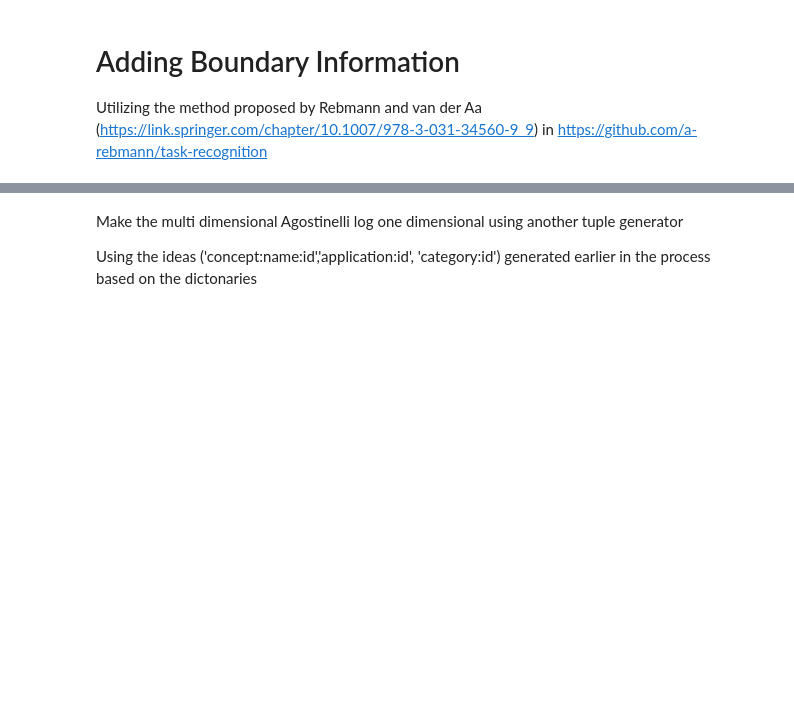
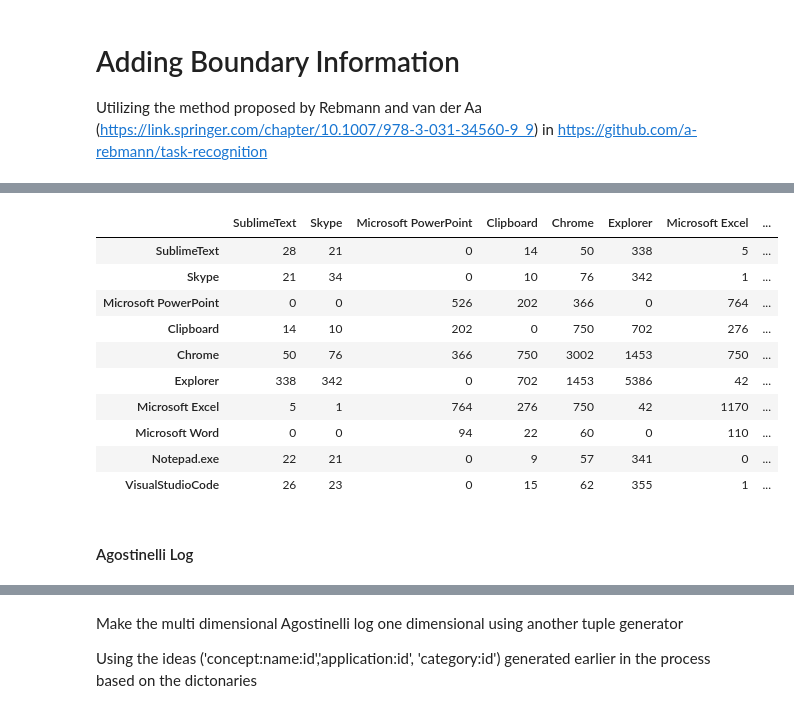
Before and after one commit to thohenadl/TSMDforUILogs, a Jupyter notebook: MotifsUiData.ipynb, the cells around one changed output, grey strips where cells are left out. Cells and saved outputs as stored; diff of their text form; code cells hidden in the pictures; blank space fills up the shorter version.

```diff
--- a/MotifsUiData.ipynb
+++ b/MotifsUiData.ipynb
@@ -179 +152,19 @@ KeyError: 'isBoundary'
+# %%
+application_co_matrix = co_occurrence_matrix_n(df, 2, "application")
+application_matrix = spectral_ordering_cooccurrence(application_co_matrix)
+application_matrix
+# %% [output]
+|  | SublimeText | Skype | Microsoft PowerPoint | Clipboard | Chrome | Explorer | Microsoft Excel | ... |
+| SublimeText | 28 | 21 | 0 | 14 | 50 | 338 | 5 | ... |
+| Skype | 21 | 34 | 0 | 10 | 76 | 342 | 1 | ... |
+| Microsoft PowerPoint | 0 | 0 | 526 | 202 | 366 | 0 | 764 | ... |
+| Clipboard | 14 | 10 | 202 | 0 | 750 | 702 | 276 | ... |
+| Chrome | 50 | 76 | 366 | 750 | 3002 | 1453 | 750 | ... |
+| Explorer | 338 | 342 | 0 | 702 | 1453 | 5386 | 42 | ... |
+| Microsoft Excel | 5 | 1 | 764 | 276 | 750 | 42 | 1170 | ... |
+| Microsoft Word | 0 | 0 | 94 | 22 | 60 | 0 | 110 | ... |
+| Notepad.exe | 22 | 21 | 0 | 9 | 57 | 341 | 0 | ... |
+| VisualStudioCode | 26 | 23 | 0 | 15 | 62 | 355 | 1 | ... |
+# %% [markdown]
+#### Agostinelli Log
 # %%
```
Also changed, not shown: parts of 29 cells of this notebook, 6 other files.
